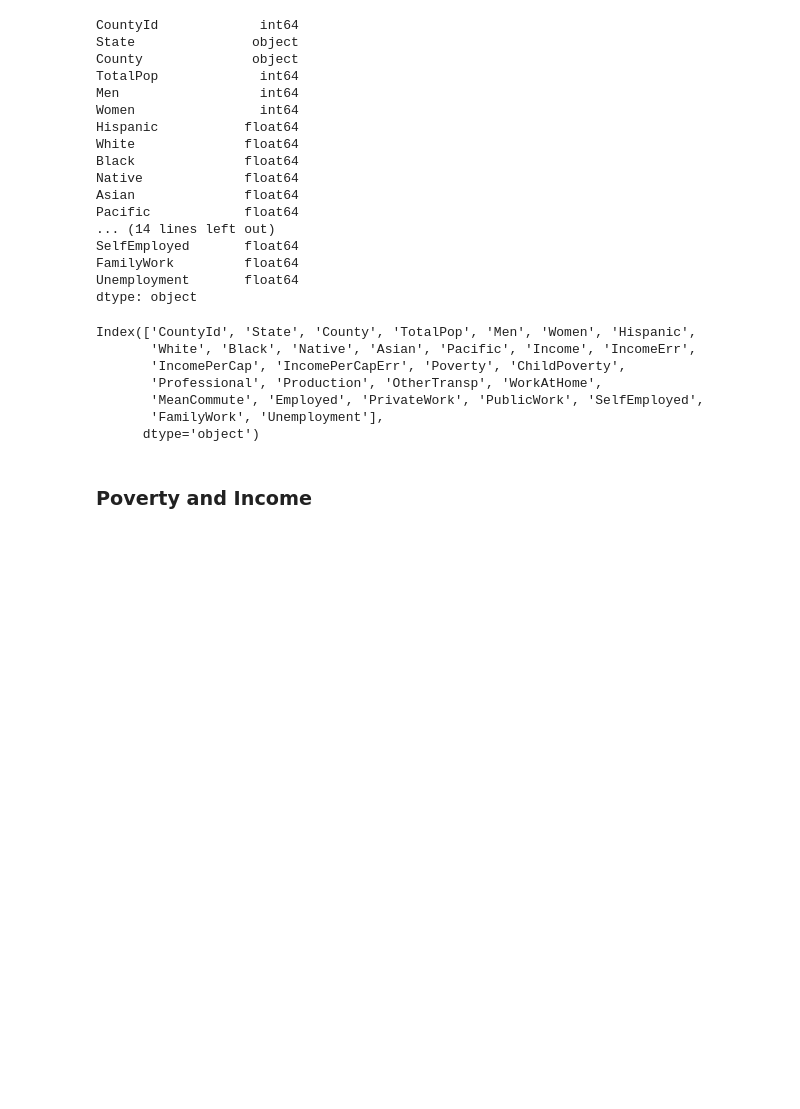
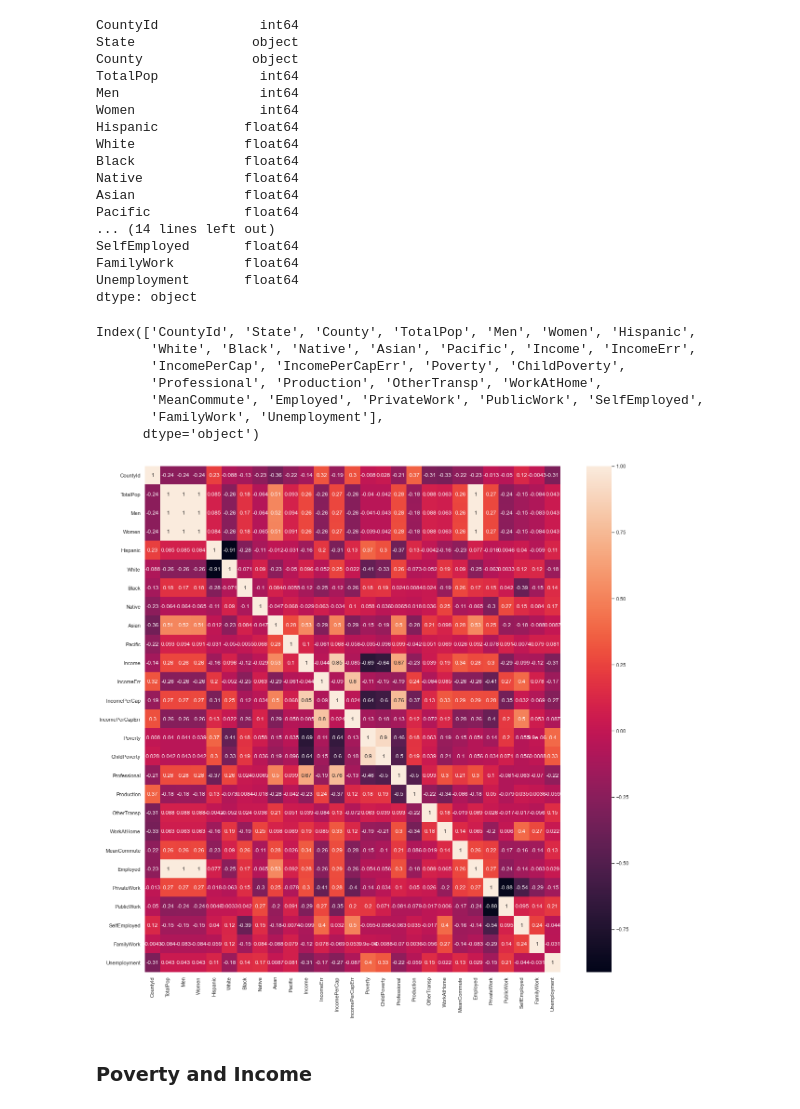
Before and after one commit to data301-2020-winter2/course-project-group_1026, a Jupyter notebook: analysis/Ahad/Milestone2.ipynb, the cells around one changed output. Saved outputs shown, nothing was run; the diff lists cells and outputs as text; code cells hidden in the pictures; blank space fills up the shorter version.

```diff
--- a/analysis/Ahad/Milestone2.ipynb
+++ b/analysis/Ahad/Milestone2.ipynb
@@ -78,6 +78,12 @@ Index(['CountyId', 'State', 'County', 'TotalPop', 'Men', 'Women', 'Hispanic',
        'MeanCommute', 'Employed', 'PrivateWork', 'PublicWork', 'SelfEmployed',
        'FamilyWork', 'Unemployment'],
       dtype='object')
+# %%
+ax = plt.subplots(figsize=(20,20))
+sns.heatmap(df.corr(), annot = True)
+plt.show()
+# %% [output]
+[figure, added]
 # %% [markdown]
 ### Poverty and Income
 # %%
```
Also changed, not shown: parts of 3 cells of this notebook, 4 other files.
